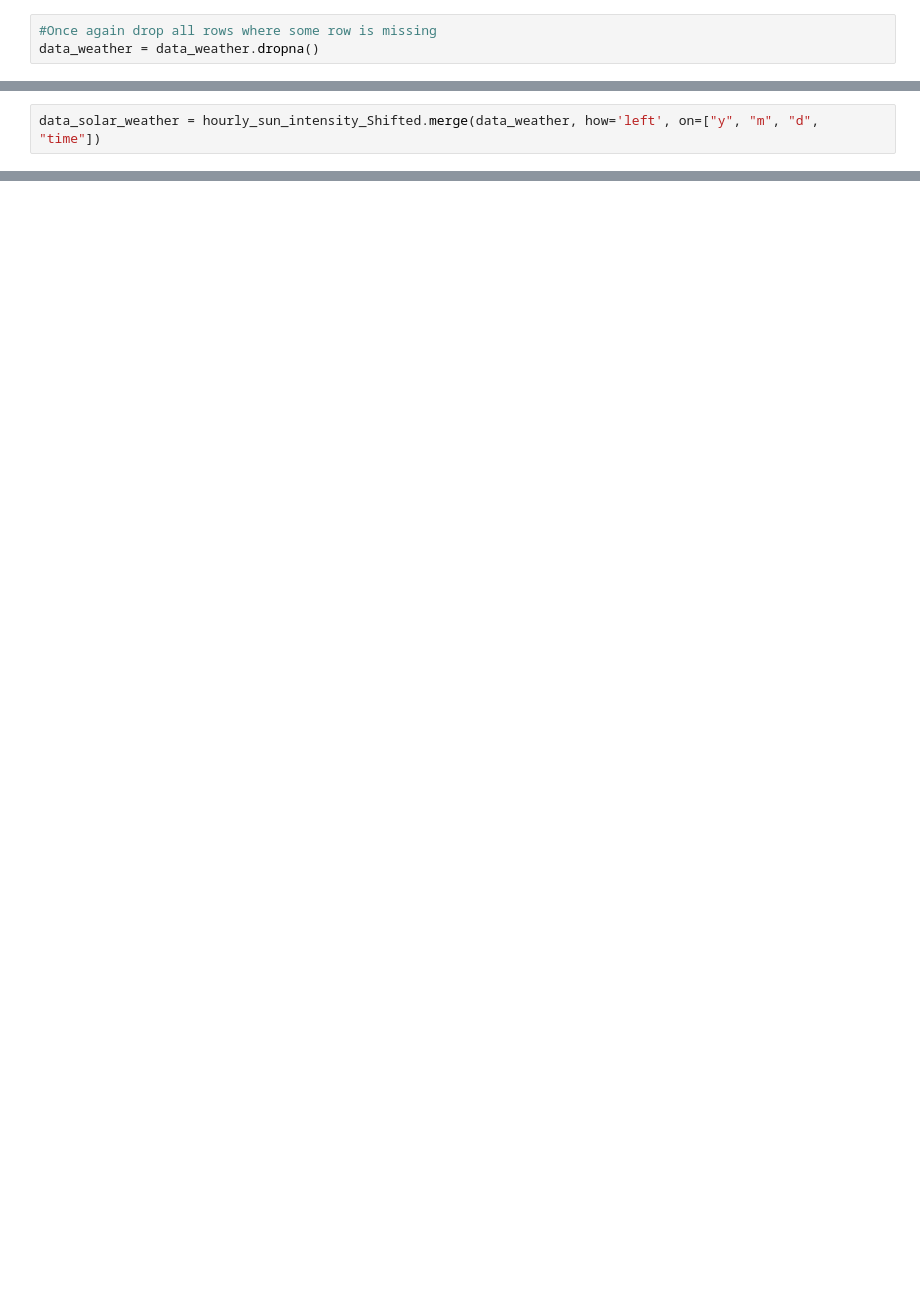
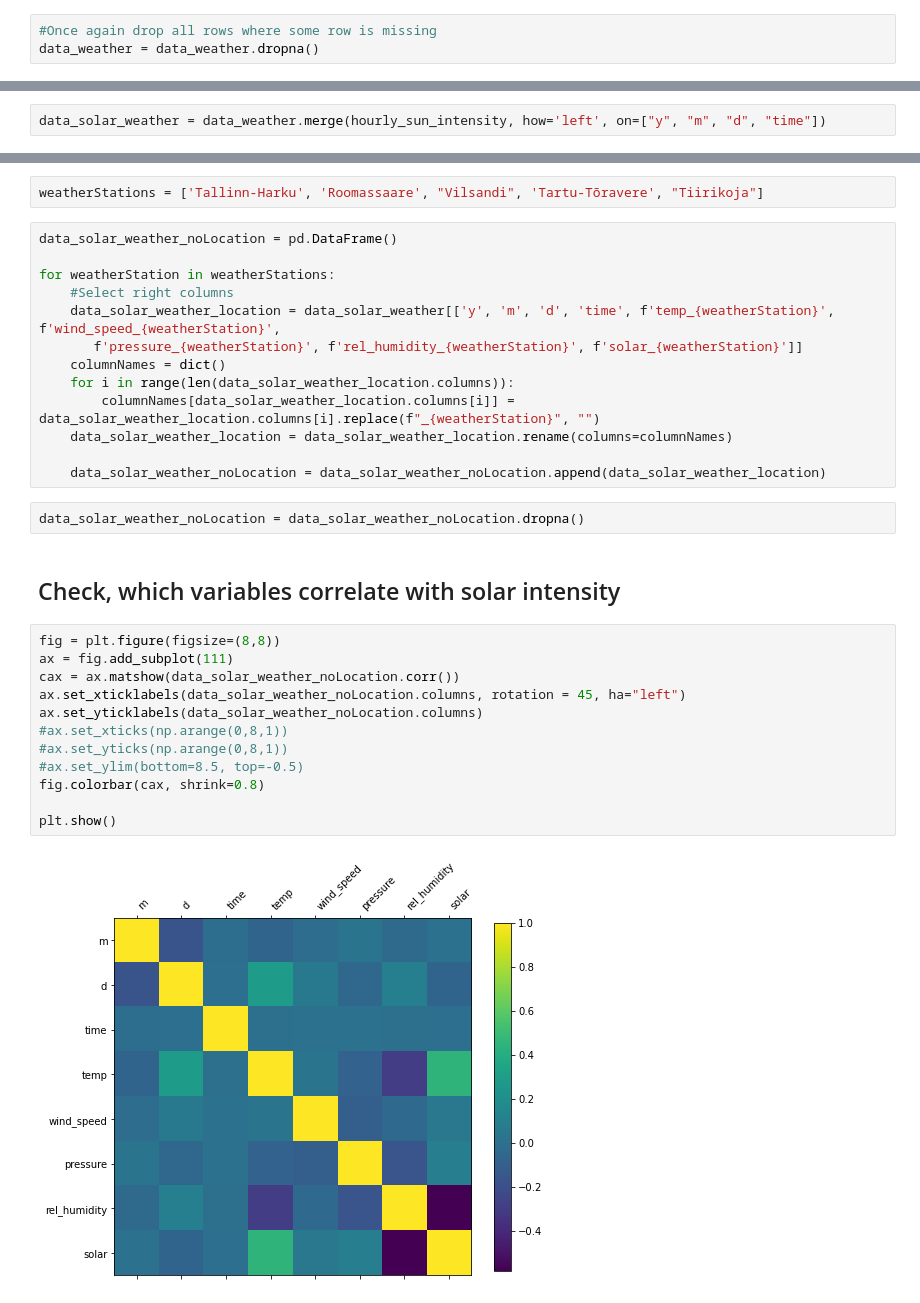
Before and after one commit to heigoers/solarpower_ml, a Jupyter notebook: dataExploration.ipynb, the cells around one changed output, grey strips where cells are left out. Saved outputs shown, nothing was run; the diff lists cells and outputs as text; blank space fills up the shorter version.

Commit message:
cleaned data exploration

```diff
--- a/dataExploration.ipynb
+++ b/dataExploration.ipynb
@@ -298,2 +149,2 @@ data_weather
 # %%
-data_solar_weather = hourly_sun_intensity_Shifted.merge(data_weather, how='left', on=["y", "m", "d", "time"])
+data_solar_weather = data_weather.merge(hourly_sun_intensity, how='left', on=["y", "m", "d", "time"])
@@ -315,0 +153,33 @@ data_solar_weather.dropna()
+# %%
+weatherStations = ['Tallinn-Harku', 'Roomassaare', "Vilsandi", 'Tartu-Tõravere', "Tiirikoja"]
+# %%
+data_solar_weather_noLocation = pd.DataFrame()
+
+for weatherStation in weatherStations:
+    #Select right columns
+    data_solar_weather_location = data_solar_weather[['y', 'm', 'd', 'time', f'temp_{weatherStation}', f'wind_speed_{weatherStation}',
+       f'pressure_{weatherStation}', f'rel_humidity_{weatherStation}', f'solar_{weatherStation}']]
+    columnNames = dict()
+    for i in range(len(data_solar_weather_location.columns)):
+        columnNames[data_solar_weather_location.columns[i]] = data_solar_weather_location.columns[i].replace(f"_{weatherStation}", "")
+    data_solar_weather_location = data_solar_weather_location.rename(columns=columnNames)
+
+    data_solar_weather_noLocation = data_solar_weather_noLocation.append(data_solar_weather_location)
+# %%
+data_solar_weather_noLocation = data_solar_weather_noLocation.dropna()
+# %% [markdown]
+## Check, which variables correlate with solar intensity
+# %%
+fig = plt.figure(figsize=(8,8))
+ax = fig.add_subplot(111)
+cax = ax.matshow(data_solar_weather_noLocation.corr())
+ax.set_xticklabels(data_solar_weather_noLocation.columns, rotation = 45, ha="left")
+ax.set_yticklabels(data_solar_weather_noLocation.columns)
+#ax.set_xticks(np.arange(0,8,1))
+#ax.set_yticks(np.arange(0,8,1))
+#ax.set_ylim(bottom=8.5, top=-0.5)
+fig.colorbar(cax, shrink=0.8)
+
+plt.show()
+# %% [output]
+[figure, added]
```
Also changed, not shown: parts of 27 cells of this notebook.
